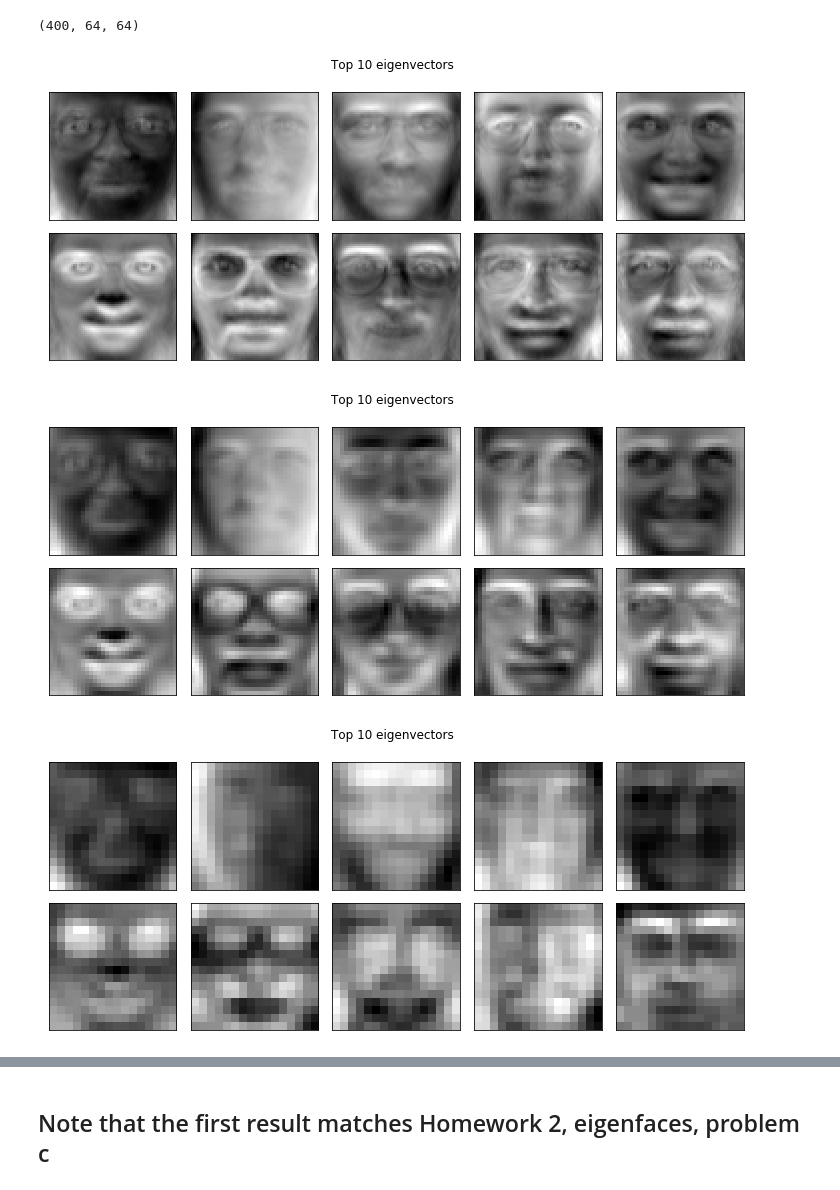
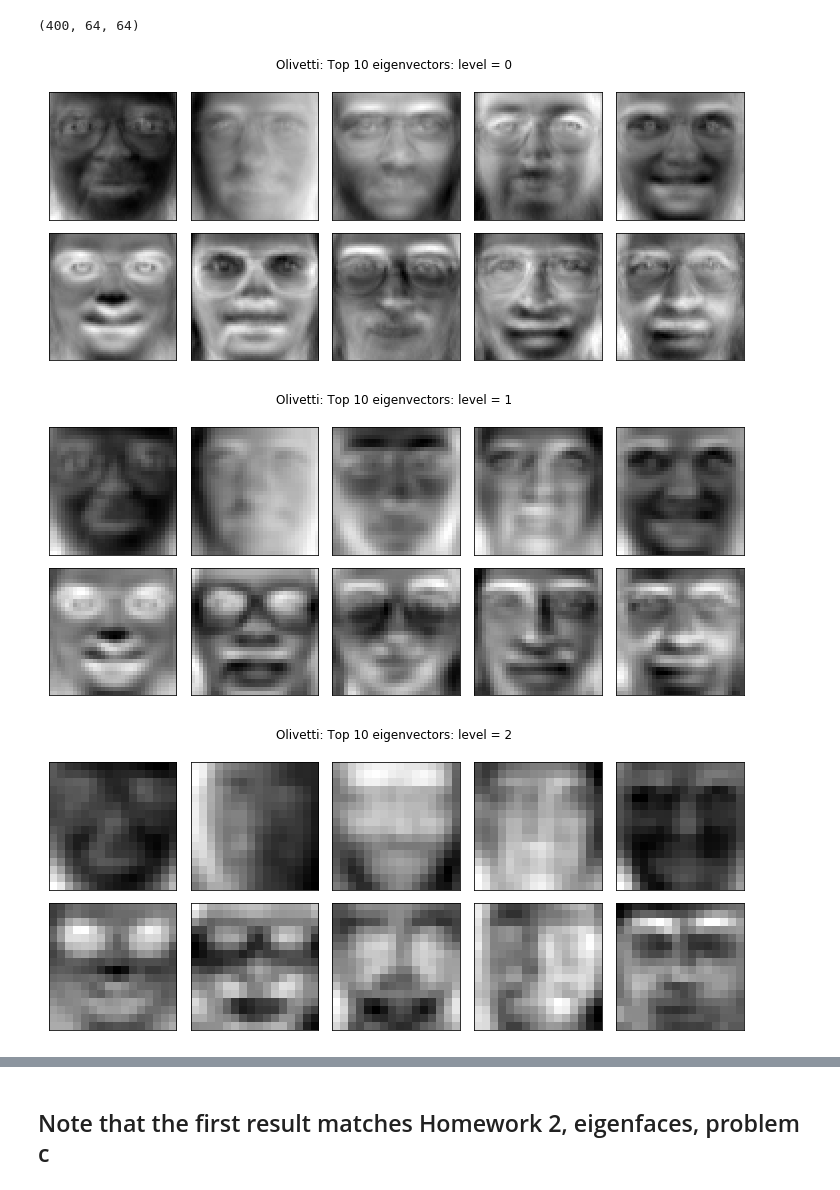
Before and after one commit to mihamerstan/context_encoder_pytorch, a Jupyter notebook: reports/Project_stuff.ipynb, the cells around one changed output, grey strips where cells are left out. Saved outputs shown, nothing was run; the diff lists cells and outputs as text; code cells hidden in the pictures.

```diff
--- a/reports/Project_stuff.ipynb
+++ b/reports/Project_stuff.ipynb
@@ -92,12 +93,14 @@ im.shape
 all_pyramids_list = make_pyramids(data.images,3)
 eig_vals_vecs_per_level = PCA_pyramids(all_pyramids_list)
 # %%
-for eig_vals,eig_vecs in eig_vals_vecs_per_level:
+for level,(eig_vals,eig_vecs) in enumerate(eig_vals_vecs_per_level):
     #eig_vals is sorted from lowest to highest
     #Take top 10 eigenvectors
     images = eig_vecs[-10:]
-    plot_image_grid(np.flipud(images),'Top 10 eigenvectors ',image_shape=eig_vecs[0].shape)
+    images = np.flipud(images)
+    plot_title = 'Olivetti: ' + 'Top 10 eigenvectors: level = ' +str(level)
+    plot_image_grid(images,plot_title ,image_shape=eig_vecs[0].shape)
 # %% [output]
-[figure, old version]
+[figure, new version]
-[figure, old version]
+[figure, new version]
-[figure, old version]
+[figure, new version]
```
Also changed, not shown: parts of 8 cells of this notebook.
